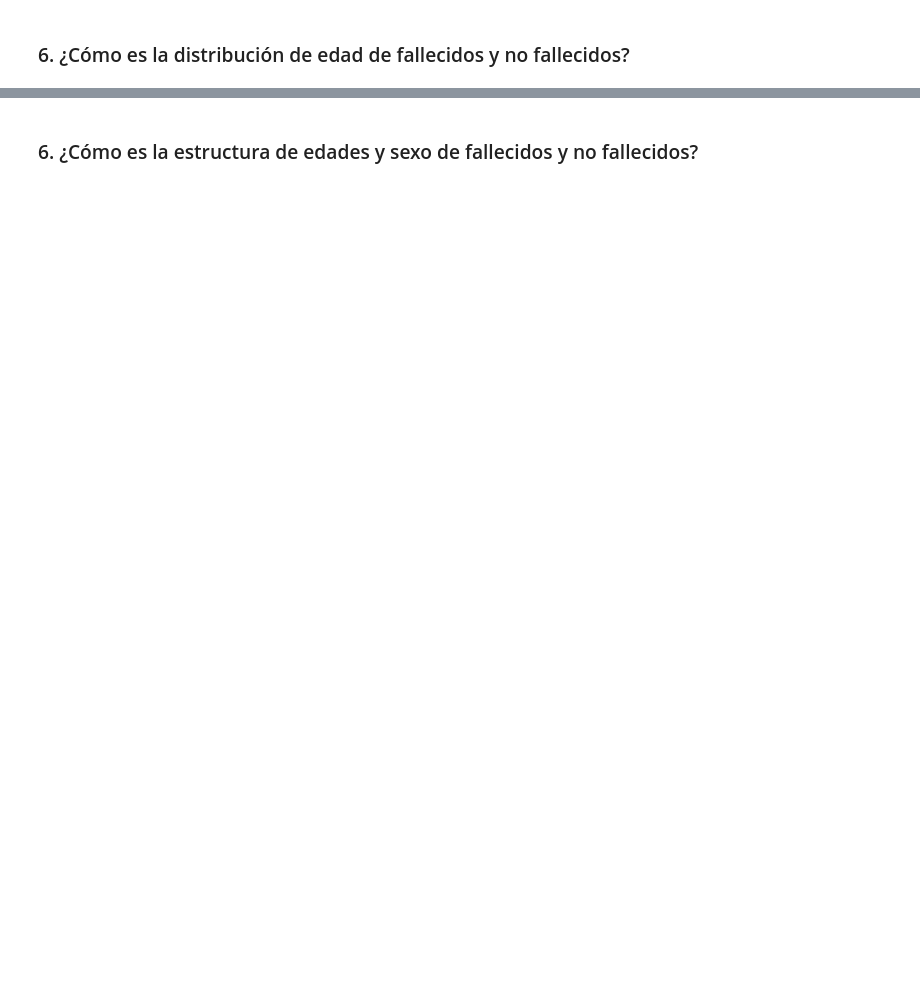
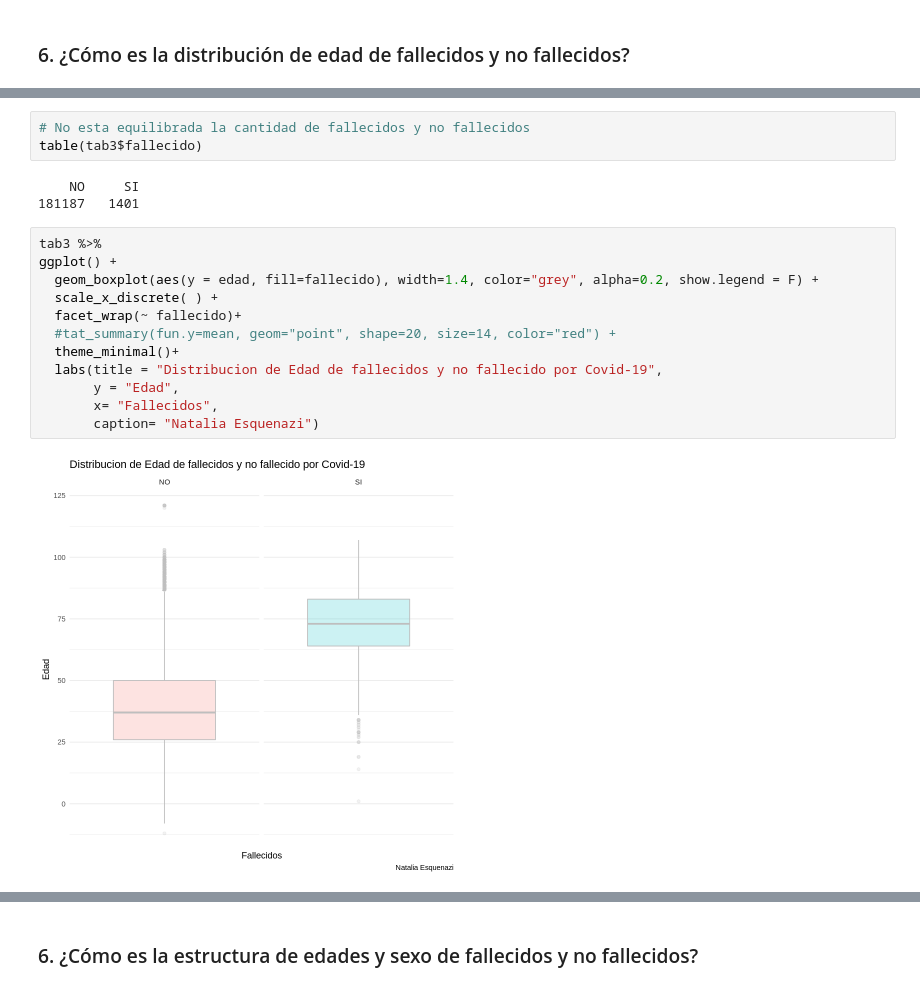
Before and after one commit to NatyEsquenazi/Data-Visualization, a Jupyter notebook: Clase_3_Práctica.ipynb, the cells around one changed output, grey strips where cells are left out. Drawn from its saved outputs; the diff is of its cells as text; blank space fills up the shorter version.

```diff
--- a/Clase_3_Práctica.ipynb
+++ b/Clase_3_Práctica.ipynb
@@ -70,0 +179,20 @@ glimpse(df)
+# %%
+# No esta equilibrada la cantidad de fallecidos y no fallecidos
+table(tab3$fallecido)
+# %% [output]
+    NO     SI
+181187   1401
+# %%
+tab3 %>%
+ggplot() +
+  geom_boxplot(aes(y = edad, fill=fallecido), width=1.4, color="grey", alpha=0.2, show.legend = F) +
+  scale_x_discrete( ) +
+  facet_wrap(~ fallecido)+
+  #tat_summary(fun.y=mean, geom="point", shape=20, size=14, color="red") +
+  theme_minimal()+
+  labs(title = "Distribucion de Edad de fallecidos y no fallecido por Covid-19",
+       y = "Edad",
+       x= "Fallecidos",
+       caption= "Natalia Esquenazi")
+# %% [output]
+[figure, added]
```
Also changed, not shown: parts of 37 cells of this notebook.
